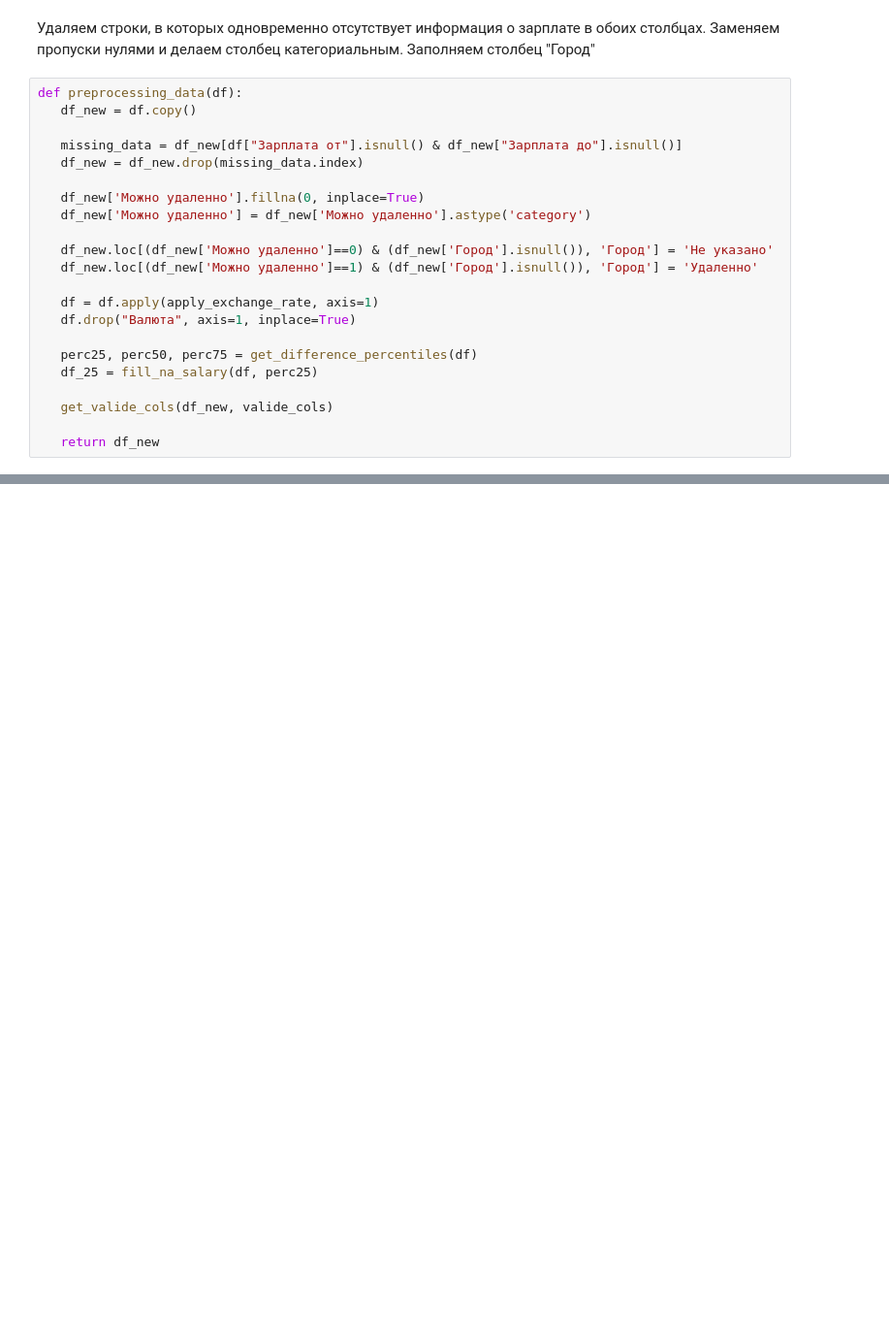
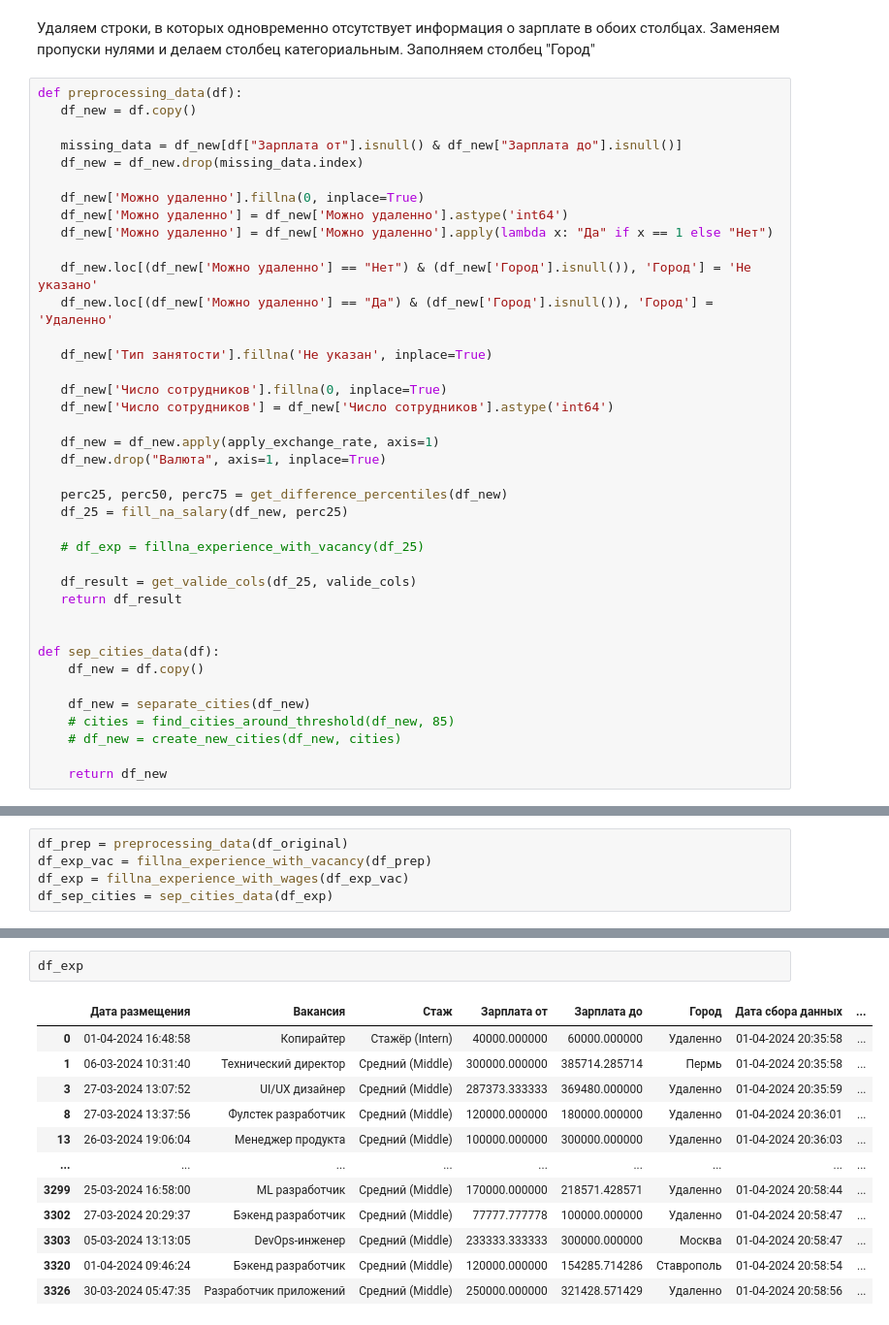
Before and after one commit to LadHrAnalytics/ML_HR, a Jupyter notebook: Notebooks/Habr_cleaning.ipynb, the cells around one changed output, grey strips where cells are left out. Shown at 97% size. Drawn from its saved outputs; the diff is of its cells as text; blank space fills up the shorter version.

```diff
--- a/Notebooks/Habr_cleaning.ipynb
+++ b/Notebooks/Habr_cleaning.ipynb
@@ -119,17 +202,34 @@ def preprocessing_data(df):
    df_new = df_new.drop(missing_data.index)
 
    df_new['Можно удаленно'].fillna(0, inplace=True)
-   df_new['Можно удаленно'] = df_new['Можно удаленно'].astype('category')
+   df_new['Можно удаленно'] = df_new['Можно удаленно'].astype('int64')
+   df_new['Можно удаленно'] = df_new['Можно удаленно'].apply(lambda x: "Да" if x == 1 else "Нет")
 
-   df_new.loc[(df_new['Можно удаленно']==0) & (df_new['Город'].isnull()), 'Город'] = 'Не указано'
-   df_new.loc[(df_new['Можно удаленно']==1) & (df_new['Город'].isnull()), 'Город'] = 'Удаленно'
+   df_new.loc[(df_new['Можно удаленно'] == "Нет") & (df_new['Город'].isnull()), 'Город'] = 'Не указано'
+   df_new.loc[(df_new['Можно удаленно'] == "Да") & (df_new['Город'].isnull()), 'Город'] = 'Удаленно'
 
-   df = df.apply(apply_exchange_rate, axis=1)
-   df.drop("Валюта", axis=1, inplace=True)
+   df_new['Тип занятости'].fillna('Не указан', inplace=True)
 
-   perc25, perc50, perc75 = get_difference_percentiles(df)
-   df_25 = fill_na_salary(df, perc25)
+   df_new['Число сотрудников'].fillna(0, inplace=True)
+   df_new['Число сотрудников'] = df_new['Число сотрудников'].astype('int64')
 
-   get_valide_cols(df_new, valide_cols)
+   df_new = df_new.apply(apply_exchange_rate, axis=1)
+   df_new.drop("Валюта", axis=1, inplace=True)
 
-   return df_new
+   perc25, perc50, perc75 = get_difference_percentiles(df_new)
+   df_25 = fill_na_salary(df_new, perc25)
+
+   # df_exp = fillna_experience_with_vacancy(df_25)
+
+   df_result = get_valide_cols(df_25, valide_cols)
+   return df_result
+
+
+def sep_cities_data(df):
+    df_new = df.copy()
+
+    df_new = separate_cities(df_new)
+    # cities = find_cities_around_threshold(df_new, 85)
+    # df_new = create_new_cities(df_new, cities)
+
+    return df_new
@@ -137,0 +236,5 @@ df_prep = preprocessing_data(df_original)
+# %%
+df_prep = preprocessing_data(df_original)
+df_exp_vac = fillna_experience_with_vacancy(df_prep)
+df_exp = fillna_experience_with_wages(df_exp_vac)
+df_sep_cities = sep_cities_data(df_exp)
@@ -137,0 +338,15 @@ df_prep = preprocessing_data(df_original)
+# %%
+df_exp
+# %% [output]
+|  | Дата размещения | Вакансия | Стаж | Зарплата от | Зарплата до | Город | Дата сбора данных | ... |
+| 0 | 01-04-2024 16:48:58 | Копирайтер | Стажёр (Intern) | 40000.000000 | 60000.000000 | Удаленно | 01-04-2024 20:35:58 | ... |
+| 1 | 06-03-2024 10:31:40 | Технический директор | Средний (Middle) | 300000.000000 | 385714.285714 | Пермь | 01-04-2024 20:35:58 | ... |
+| 3 | 27-03-2024 13:07:52 | UI/UX дизайнер | Средний (Middle) | 287373.333333 | 369480.000000 | Удаленно | 01-04-2024 20:35:59 | ... |
+| 8 | 27-03-2024 13:37:56 | Фулстек разработчик | Средний (Middle) | 120000.000000 | 180000.000000 | Удаленно | 01-04-2024 20:36:01 | ... |
+| 13 | 26-03-2024 19:06:04 | Менеджер продукта | Средний (Middle) | 100000.000000 | 300000.000000 | Удаленно | 01-04-2024 20:36:03 | ... |
+| ... | ... | ... | ... | ... | ... | ... | ... | ... |
+| 3299 | 25-03-2024 16:58:00 | ML разработчик | Средний (Middle) | 170000.000000 | 218571.428571 | Удаленно | 01-04-2024 20:58:44 | ... |
+| 3302 | 27-03-2024 20:29:37 | Бэкенд разработчик | Средний (Middle) | 77777.777778 | 100000.000000 | Удаленно | 01-04-2024 20:58:47 | ... |
+| 3303 | 05-03-2024 13:13:05 | DevOps-инженер | Средний (Middle) | 233333.333333 | 300000.000000 | Москва | 01-04-2024 20:58:47 | ... |
+| 3320 | 01-04-2024 09:46:24 | Бэкенд разработчик | Средний (Middle) | 120000.000000 | 154285.714286 | Ставрополь | 01-04-2024 20:58:54 | ... |
+| 3326 | 30-03-2024 05:47:35 | Разработчик приложений | Средний (Middle) | 250000.000000 | 321428.571429 | Удаленно | 01-04-2024 20:58:56 | ... |
```
Also changed, not shown: parts of 32 cells of this notebook.
